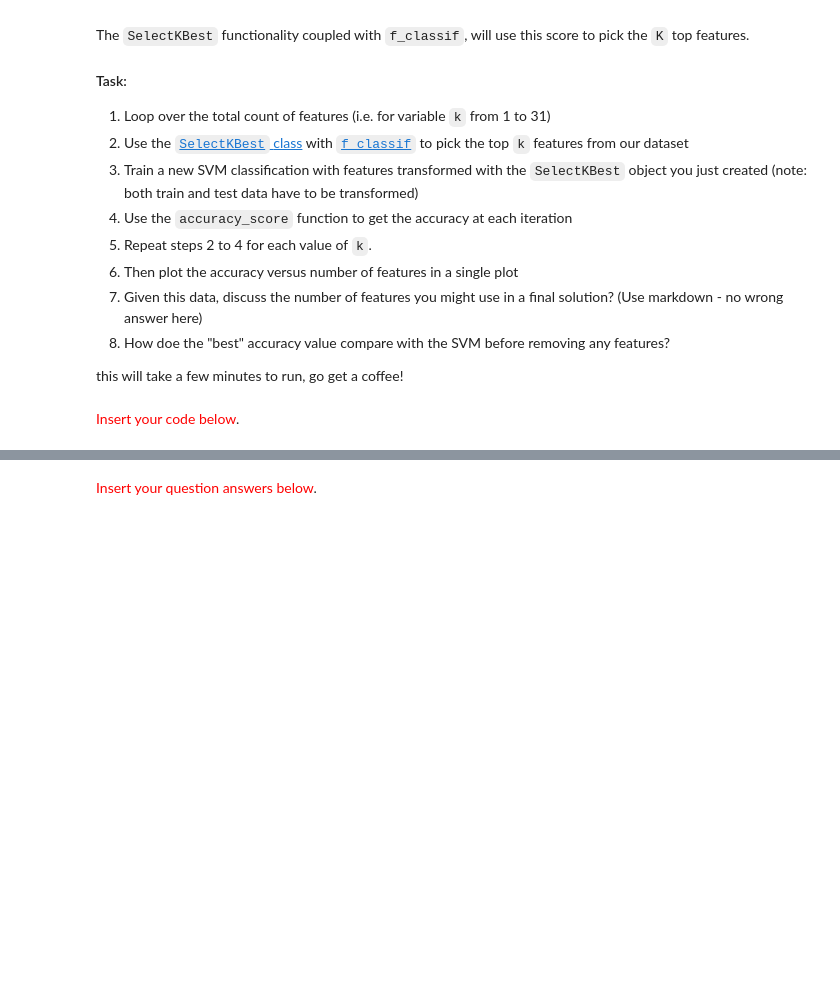
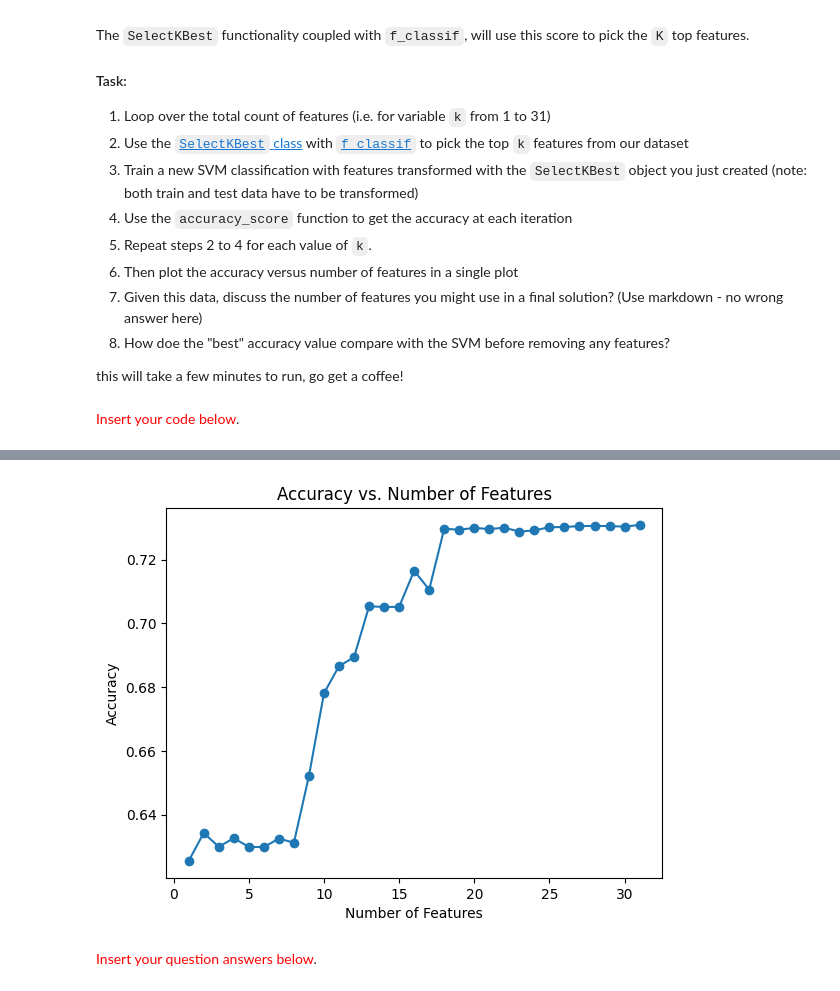
Before and after one commit to SajinMohamedPe/Introduction-to-Data-Engineering-and-Machine-Learning, a Jupyter notebook: Activity4_IDNumber.ipynb, the cells around one changed output, grey strips where cells are left out. Saved outputs shown, nothing was run; the diff lists cells and outputs as text; code cells hidden in the pictures; blank space fills up the shorter version.

```diff
--- a/Activity4_IDNumber.ipynb
+++ b/Activity4_IDNumber.ipynb
@@ -231,7 +228,8 @@ plt.show()
 [figure]
 # %%
 # choosing a threshold value that removes a few of the features
-threshold = .00014
+threshold = .025
+
 sel = VarianceThreshold(threshold)
 new_train_X = sel.fit_transform(scaled_train_X)
 
@@ -248,8 +246,8 @@ print(new_train_X.shape)
 
 # tranforming the data that was scaled with standard scaler previously
 
-new_scaled_test_X = min_max_scaler.transform(test_X)
-# $$$ is this correct?
-new_test_X = sel.transform(new_scaled_test_X)
+# new_scaled_test_X = min_max_scaler.transform(test_X)
+# # $$$ is this correct? # not correct, use the data to
+new_test_X = sel.transform(test_X)
 print(new_test_X.shape)
 # %% [output]
@@ -264,11 +262,16 @@ from sklearn.metrics import accuracy_score
 ####################
 # YOUR CODE
 
+standard_scaled_train_X, standard_scaled_test_X = scaleData(new_train_X, new_test_X)
+
 # using svm.SVC with linear kernel
 clf = SVC(kernel='linear')
 
-clf.fit(new_train_X, train_Y)
-y_pred = clf.predict(new_test_X)
+clf.fit(standard_scaled_train_X, train_Y)
+y_pred = clf.predict(standard_scaled_test_X)
+
+print(standard_scaled_train_X.shape)
+print(standard_scaled_test_X.shape)
 
 print("The accuracy score with svm.SVC is", accuracy_score(test_Y, y_pred)) # calculating accuracy
 # %% [output]
@@ -343,16 +367,18 @@ this will take a few minutes to run, go get a coffee!
 #     accuracy_scores.append(accuracy_score_obtained)
 #     print("The accuracy score with svm.SVC is", accuracy_score_obtained) # calculating accuracy
 # %%
-# import matplotlib.pyplot as plt
+import matplotlib.pyplot as plt
 
-# ####################################
-# # Your code here
-# plt.plot(range(1, X_test_K_best.shape[1] + 1), accuracy_scores, marker='o')
-# plt.xlabel('Number of Features')
-# plt.ylabel('Accuracy')
-# plt.title('Accuracy vs. Number of Features')
-# # plt.grid()
-# plt.show()
+####################################
+# Your code here
+plt.plot(range(1, X_test_K_best.shape[1] + 1), accuracy_scores, marker='o')
+plt.xlabel('Number of Features')
+plt.ylabel('Accuracy')
+plt.title('Accuracy vs. Number of Features')
+# plt.grid()
+plt.show()
+# %% [output]
+[figure, added]
 # %% [markdown]
 <span style="color:red">Insert your question answers below</span>.
 # %% [markdown]
```
Also changed, not shown: parts of 8 cells of this notebook.
